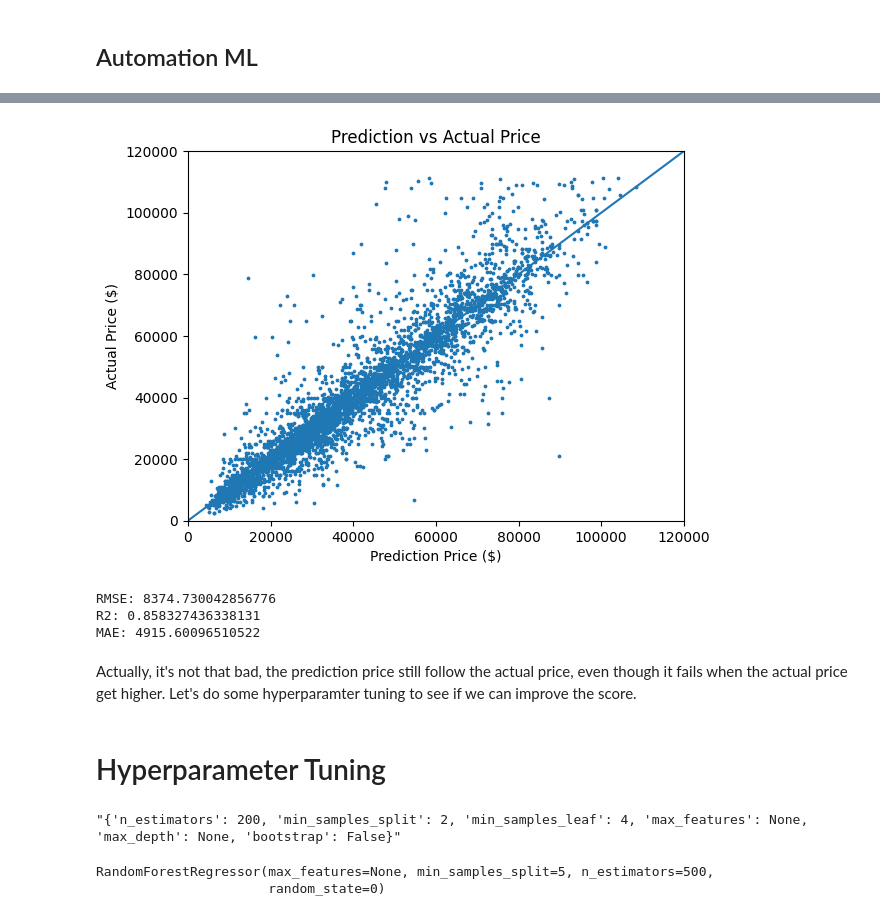
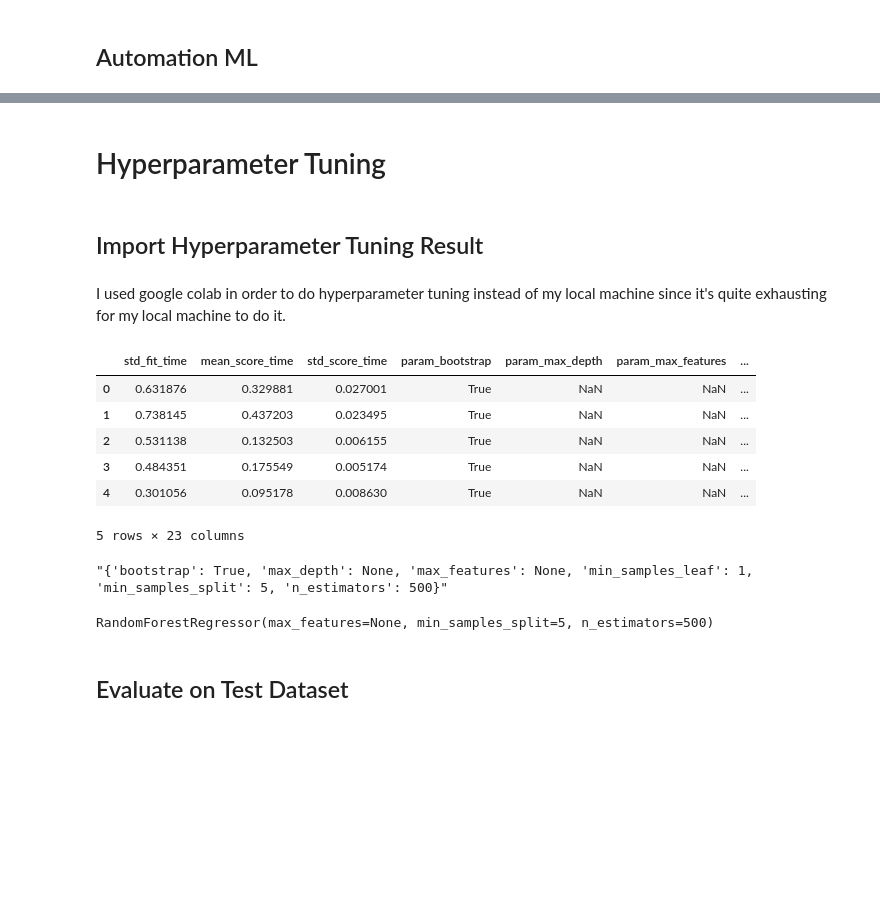
Before and after one commit to alfiannajih/used-vehicle-price-prediction, a Jupyter notebook: used_vehicle.ipynb, the cells around one changed output, grey strips where cells are left out. Saved outputs shown, nothing was run; the diff lists cells and outputs as text; code cells hidden in the pictures; blank space fills up the shorter version.

```diff
--- a/used_vehicle.ipynb
+++ b/used_vehicle.ipynb
@@ -953,50 +970,18 @@ Let's see how good it can predict on our test model
-# %%
-from sklearn.metrics import mean_squared_error, r2_score, mean_absolute_error
-# Prediction
-rf_predict = rf_model.predict(X_test_trans)
-
-# Evaluate Score
-rf_mse = mean_squared_error(y_test_trans, rf_predict)
-rf_rmse = np.sqrt(rf_mse)
-
-rf_mae = mean_absolute_error(y_test_trans, rf_predict)
-
-rf_r2 = r2_score(y_test_trans, rf_predict)
-
-# Plot
-plt.scatter(
-    rf_predict,
-    y_test_trans,
-    s=3
-)
-plt.plot(
-    [0, 120000],
-    [0, 120000]
-)
-
-plt.xlim(0, 120000)
-plt.ylim(0, 120000)
-
-plt.title('Prediction vs Actual Price')
-
-plt.xlabel('Prediction Price ($)')
-plt.ylabel('Actual Price ($)')
-
-plt.show()
-
-print(f'RMSE: {rf_rmse}\nR2: {rf_r2}\nMAE: {rf_mae}')
-# %% [output]
-[figure, removed]
-RMSE: 8374.730042856776
-R2: 0.858327436338131
-MAE: 4915.60096510522
-# %% [markdown]
-Actually, it's not that bad, the prediction price still follow the actual price, even though it fails when the actual price get higher. Let's do some hyperparamter tuning to see if we can improve the score.
 # %% [markdown]
-# Hyperparameter Tuning
+# Hyperparameter Tuning <a name='hp_tuning'></a>
+# %% [markdown]
+## Import Hyperparameter Tuning Result <a name='import_hp_tuning'></a>
+# %% [markdown]
+I used google colab in order to do hyperparameter tuning instead of my local machine since it's quite exhausting for my local machine to do it.
 # %%
-rf_hp = pd.read_csv('hyperparameter_tuning.csv').iloc[:, 1:]
+rf_hp = pd.read_csv('hyperparameter_tuning.csv').iloc[:, 1:].sort_values(by='rank_test_score').reset_index(drop=True)
 
-rf_hp.sort_values(by='rank_test_score')['params'].reset_index(drop=True)[58]
+rf_hp.head()
 # %% [output]
+|  | std_fit_time | mean_score_time | std_score_time | param_bootstrap | param_max_depth | param_max_features | ... |
+| 0 | 0.631876 | 0.329881 | 0.027001 | True | NaN | NaN | ... |
+| 1 | 0.738145 | 0.437203 | 0.023495 | True | NaN | NaN | ... |
+| 2 | 0.531138 | 0.132503 | 0.006155 | True | NaN | NaN | ... |
+| 3 | 0.484351 | 0.175549 | 0.005174 | True | NaN | NaN | ... |
+| 4 | 0.301056 | 0.095178 | 0.008630 | True | NaN | NaN | ... |
-"{'n_estimators': 200, 'min_samples_split': 2, 'min_samples_leaf': 4, 'max_features': None, 'max_depth': None, 'bootstrap': False}"
+5 rows × 23 columns
@@ -1013,6 +988,22 @@ rf_final = RandomForestRegressor(
+# %%
+rf_hp['params'][0]
+# %% [output]
+"{'bootstrap': True, 'max_depth': None, 'max_features': None, 'min_samples_leaf': 1, 'min_samples_split': 5, 'n_estimators': 500}"
 # %%
+from sklearn.ensemble import RandomForestRegressor
+
+rf_final = RandomForestRegressor(
+    bootstrap=True,
+    max_depth=None,
+    max_features=None,
+    min_samples_leaf=1,
+    min_samples_split=5,
+    n_estimators=500
+)
+
 rf_final.fit(X_train_trans, y_train_trans)
 # %% [output]
-RandomForestRegressor(max_features=None, min_samples_split=5, n_estimators=500,
-                      random_state=0)
+RandomForestRegressor(max_features=None, min_samples_split=5, n_estimators=500)
+# %% [markdown]
+## Evaluate on Test Dataset <a name='evaluate_test'></a>
 # %%
```
Also changed, not shown: parts of 11 cells of this notebook, 1 other file.
